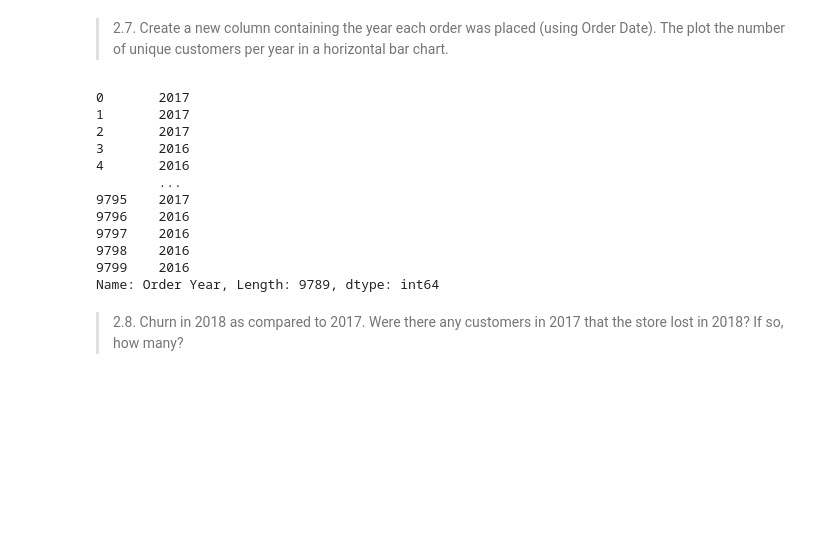
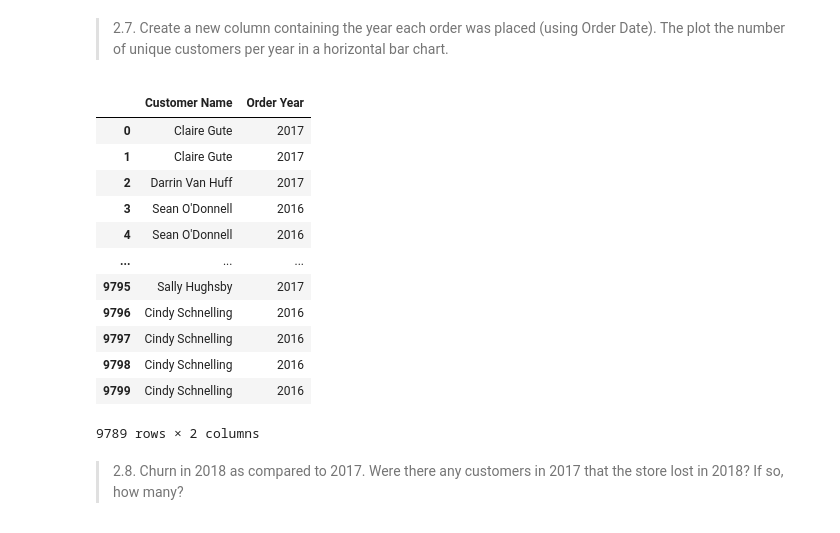
Before and after one commit to KsibiI/DM-ML---Assignment-1, a Jupyter notebook: Assignment1.ipynb, the cells around one changed output. Saved outputs shown, nothing was run; the diff lists cells and outputs as text; code cells hidden in the pictures; blank space fills up the shorter version.

```diff
--- a/Assignment1.ipynb
+++ b/Assignment1.ipynb
@@ -444,20 +421,22 @@ dfShipMode
 # %%
 # YOUR CODE HERE
 df['Order Year'] = pd.DatetimeIndex(df['Order Date']).year
-df['Order Year']
+dfOrderYear = df[['Customer Name', 'Order Year']]
+dfOrderYear
 # %% [output]
+|  | Customer Name | Order Year |
+| 0 | Claire Gute | 2017 |
+| 1 | Claire Gute | 2017 |
+| 2 | Darrin Van Huff | 2017 |
+| 3 | Sean O'Donnell | 2016 |
+| 4 | Sean O'Donnell | 2016 |
+| ... | ... | ... |
+| 9795 | Sally Hughsby | 2017 |
+| 9796 | Cindy Schnelling | 2016 |
+| 9797 | Cindy Schnelling | 2016 |
+| 9798 | Cindy Schnelling | 2016 |
+| 9799 | Cindy Schnelling | 2016 |
-0       2017
-1       2017
-2       2017
-3       2016
-4       2016
-        ...
-9795    2017
-9796    2016
-9797    2016
-9798    2016
-9799    2016
-Name: Order Year, Length: 9789, dtype: int64
+9789 rows × 2 columns
 # %% [markdown]
 >2.8. Churn in 2018 as compared to 2017. Were there any customers in 2017 that the store lost in 2018? If so, how many?
 # %%
```
Also changed, not shown: parts of 6 cells of this notebook.
